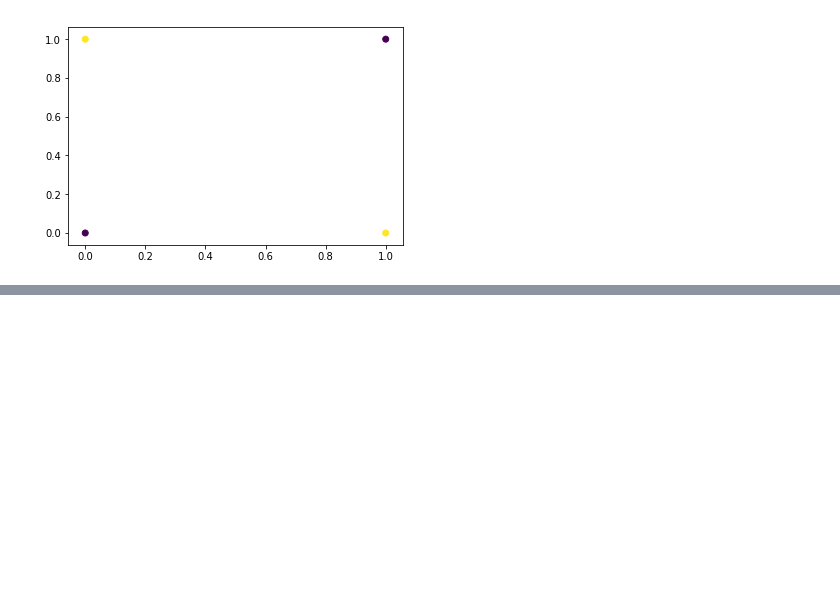
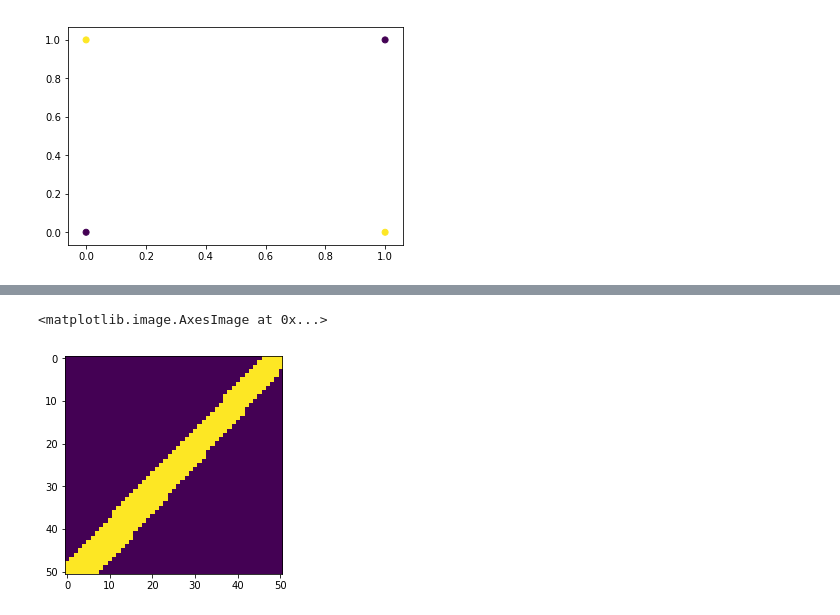
Before and after one commit to kgalias/nn2018, a Jupyter notebook: lab/6_intro_to_neural_networks.ipynb, the cells around one changed output, grey strips where cells are left out. Saved outputs shown, nothing was run; the diff lists cells and outputs as text; code cells hidden in the pictures; blank space fills up the shorter version.

```diff
--- a/lab/6_intro_to_neural_networks.ipynb
+++ b/lab/6_intro_to_neural_networks.ipynb
@@ -95,0 +143,14 @@ plt.scatter(X[:, 0], X[:, 1], c=y.reshape(-1,))
+# %%
+xs = np.linspace(0, 1, 51)
+ys = np.linspace(0, 1, 51)
+zs = np.zeros((51, 51))
+
+for ix in range(xs.shape[0]):
+    for iy in range(ys.shape[0]):
+        inp = Variable(torch.unsqueeze(torch.FloatTensor([xs[ix], ys[iy]]), 0))
+        zs[ix, iy] = np.argmax(net(inp).data)
+
+plt.imshow(zs)
+# %% [output]
+<matplotlib.image.AxesImage at 0x...>
+[figure, added]
```
Also changed, not shown: parts of 9 cells of this notebook, 2 other files.
